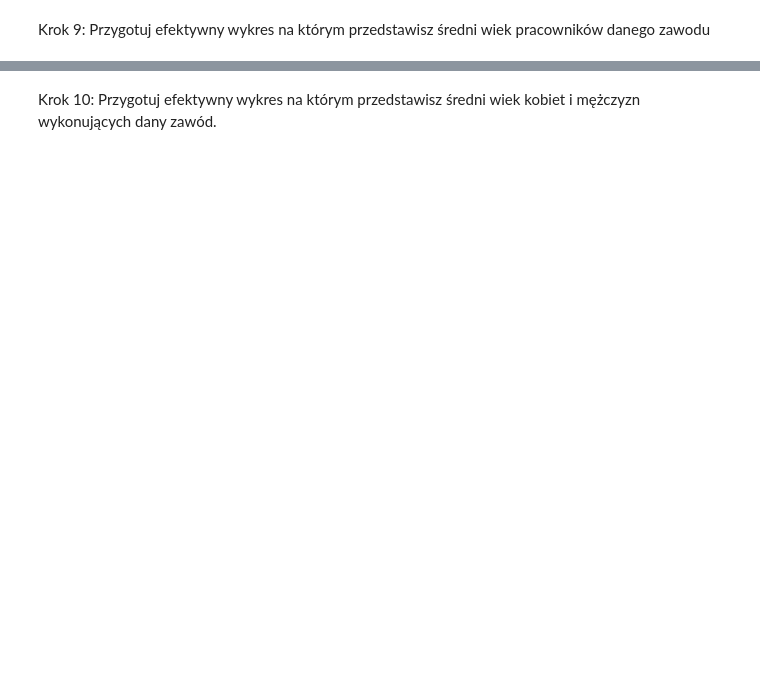
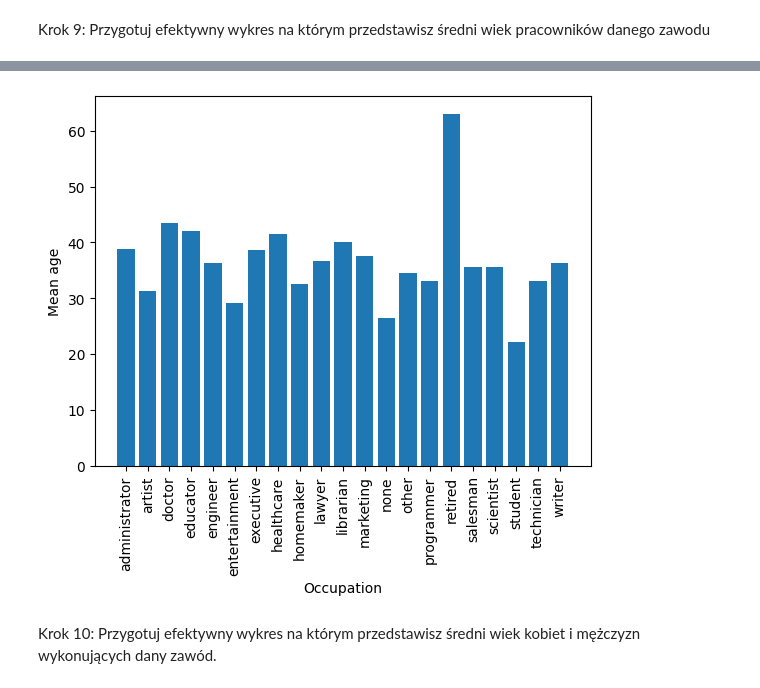
Before and after one commit to AgnSud/effective_python, a Jupyter notebook: lab12.ipynb, the cells around one changed output, grey strips where cells are left out. Saved outputs shown, nothing was run; the diff lists cells and outputs as text; code cells hidden in the pictures; blank space fills up the shorter version.

```diff
--- a/lab12.ipynb
+++ b/lab12.ipynb
@@ -253,2 +409,5 @@ Wykorzystaj https://matplotlib.org/gallery/api/barchart.html#sphx-glr-gallery-ap
 # %% [markdown]
 Krok 9: Przygotuj efektywny wykres na którym przedstawisz średni wiek pracowników danego zawodu
+# %%
+mean_age_occ = df[['occupation', 'age']].groupby('occupation').mean()
+mean_age_occ.index.to_list()
@@ -255,2 +432,11 @@ Krok 9: Przygotuj efektywny wykres na którym przedstawisz średni wiek pracowni
+# %%
+# mean_age_occ.plot(kind='bar', legend='mean age')
+plt.bar(mean_age_occ.index.to_list(), mean_age_occ.values.flatten())
+plt.xticks(rotation=90)
+plt.xlabel("Occupation")
+plt.ylabel("Mean age")
+plt.show()
+# %% [output]
+[figure, added]
 # %% [markdown]
 Krok 10: Przygotuj efektywny wykres na którym przedstawisz średni wiek kobiet i mężczyzn wykonujących dany zawód.
```
Also changed, not shown: parts of 15 cells of this notebook.
